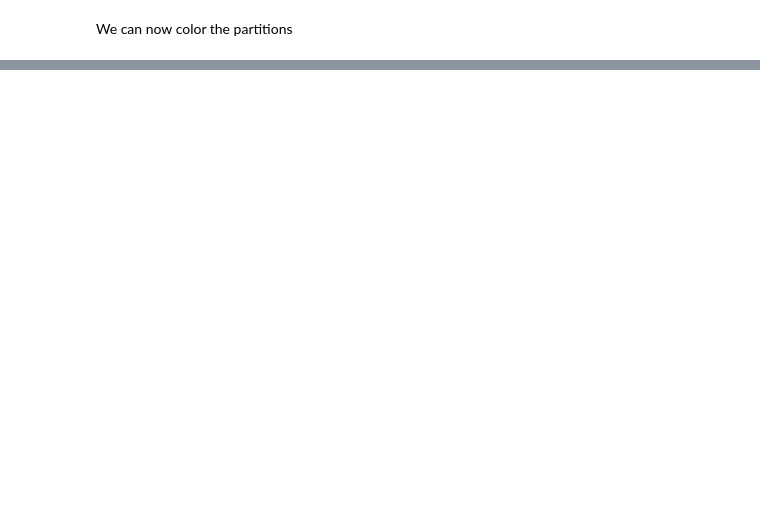
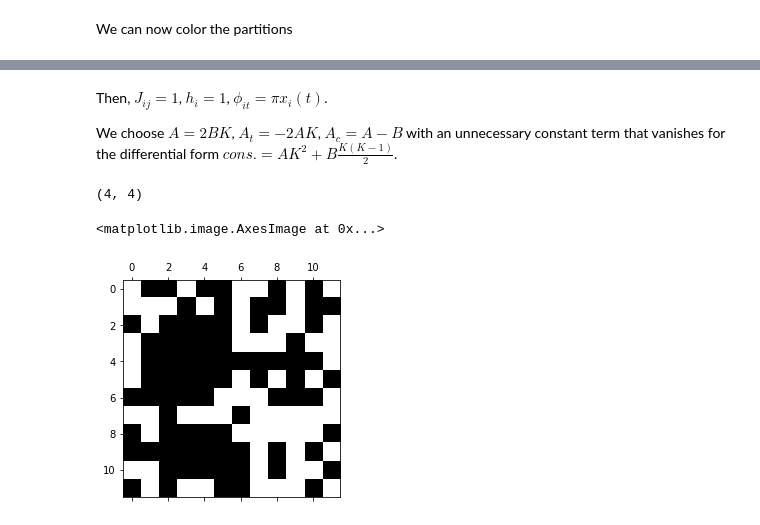
Before and after one commit to firatserifgezgin/firatserifgezgin, a Jupyter notebook: IsingMachine-practice.ipynb, the cells around one changed output, grey strips where cells are left out. Saved outputs shown, nothing was run; the diff lists cells and outputs as text; code cells hidden in the pictures; blank space fills up the shorter version.

```diff
--- a/IsingMachine-practice.ipynb
+++ b/IsingMachine-practice.ipynb
@@ -281,0 +320,36 @@ plt.show()
+# %% [markdown]
+Then, $J_{ij} = 1$, $h_i = 1$, $\phi_{it} = \pi x_i (t)$.
+
+We choose $A = 2 B K$, $A_t = -2 A K$, $A_c = A-B$ with an unnecessary constant term that vanishes for the differential form $cons. = A K^2 + B \frac{K(K-1)}{2}$.
+# %%
+import random
+
+M = 12  # number of total vertices
+K = 4  # clique number
+pi = np.pi
+h = np.ones((M,1)),
+
+B = 1.
+A = 2*(B*K)
+Ac = (A-B)
+As = 2*Ac
+At = -2*A*K
+
+An = 0.05*Ac
+
+J = np.ones((M,M))
+J = np.random.rand(M,M)/500.
+J[J >= 1e-3] = 1.
+J[J < 1e-3] = 0.
+J = J - np.diag(np.diag(J))
+
+J[2:K+2,2:K+2] = 1.
+# %%
+J[2:K+2,2:K+2].shape
+# %% [output]
+(4, 4)
+# %%
+plt.spy(J)
+# %% [output]
+<matplotlib.image.AxesImage at 0x...>
+[figure, added]
```
Also changed, not shown: parts of 23 cells of this notebook.
